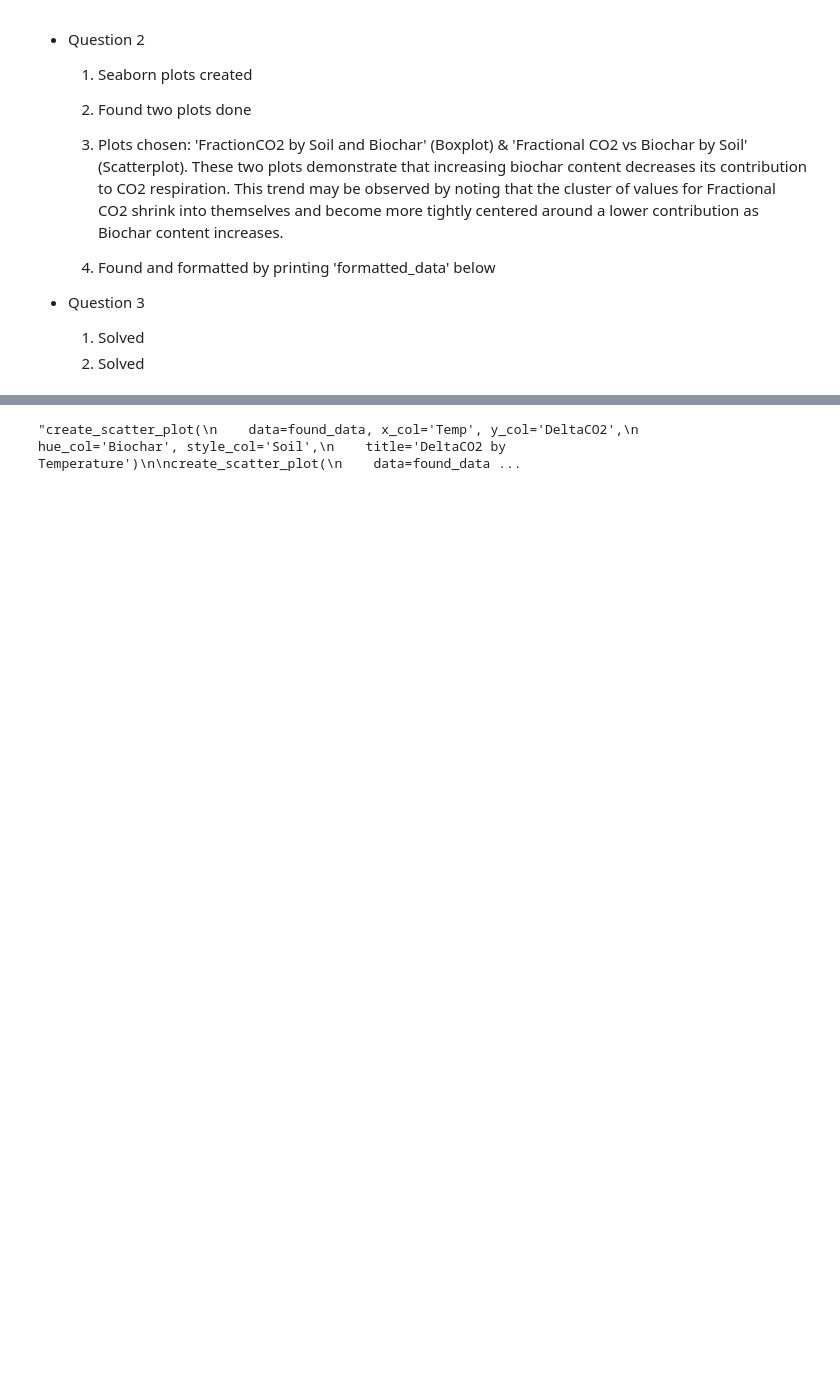
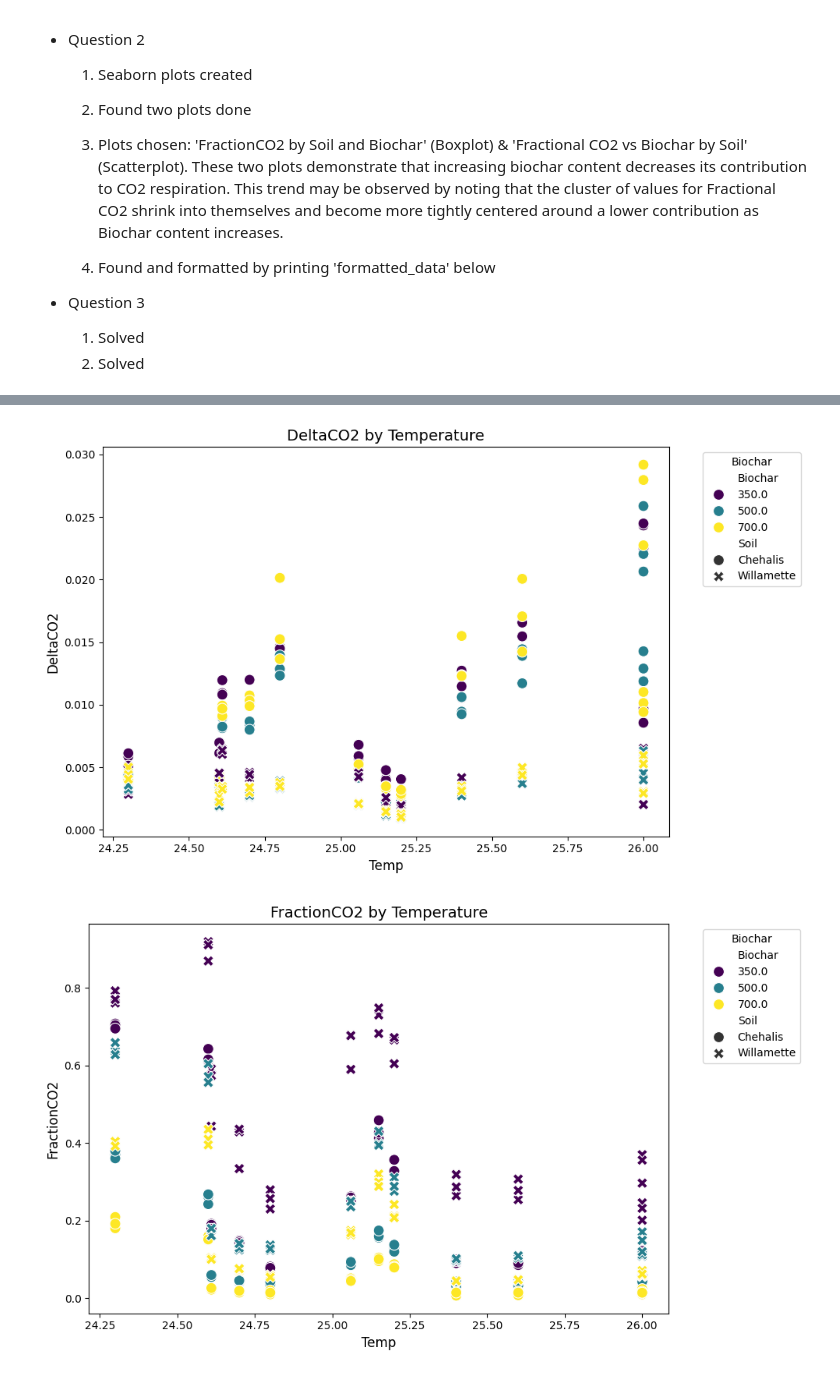
Before and after one commit to Apostle-of-Laplace/College, a Jupyter notebook: CBEE 213 Code/Midterm Project/midterm.ipynb, the cells around one changed output, grey strips where cells are left out. Saved outputs shown, nothing was run; the diff lists cells and outputs as text; code cells hidden in the pictures; blank space fills up the shorter version.

```diff
--- a/CBEE 213 Code/Midterm Project/midterm.ipynb
+++ b/CBEE 213 Code/Midterm Project/midterm.ipynb
@@ -455,25 +486,26 @@ create_scatter_plot(
 # %%
 # - - - Plots of Variables by Temperature - - -
 # Temp variable seems largely irrelevant
 
-'''create_scatter_plot(
+create_scatter_plot(
     data=found_data, x_col='Temp', y_col='DeltaCO2',
     hue_col='Biochar', style_col='Soil',
     title='DeltaCO2 by Temperature')
 
 create_scatter_plot(
     data=found_data, x_col='Temp', y_col='FractionCO2',
     hue_col='Biochar', style_col='Soil',
     title='FractionCO2 by Temperature')
 
 create_scatter_plot(
     data=found_data, x_col='Temp', y_col='Grav',
     hue_col='Biochar', style_col='Soil',
     title='Grav by Temperature')
 
 create_scatter_plot(
     data=found_data, x_col='Temp', y_col='Nitrate',
     hue_col='Biochar', style_col='Soil',
-    title='Nitrate by Temperature')'''
+    title='Nitrate by Temperature')
 # %% [output]
-"create_scatter_plot(\n    data=found_data, x_col='Temp', y_col='DeltaCO2',\n    hue_col='Biochar', style_col='Soil',\n    title='DeltaCO2 by Temperature')\n\ncreate_scatter_plot(\n    data=found_data ...
+[figure, added]
+[figure, added]
```
Also changed, not shown: parts of 6 cells of this notebook.
